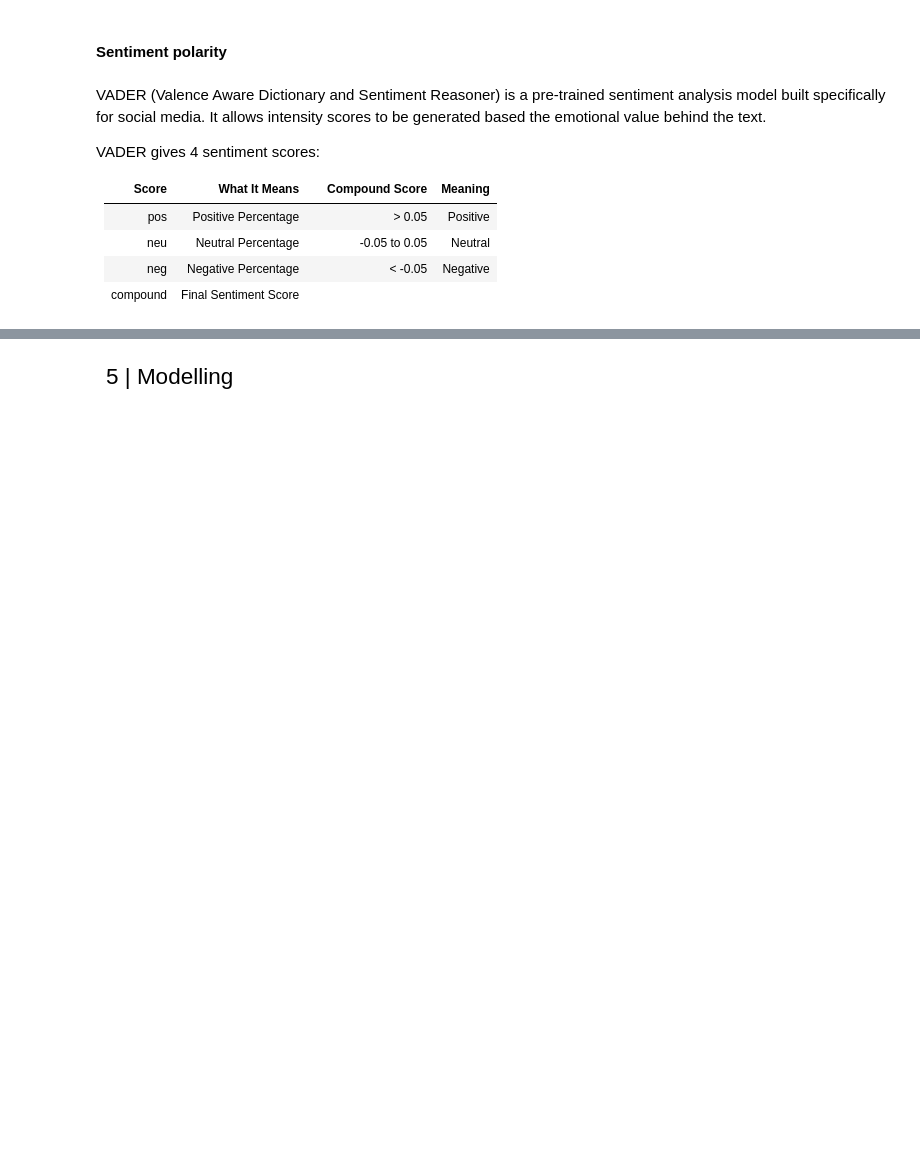
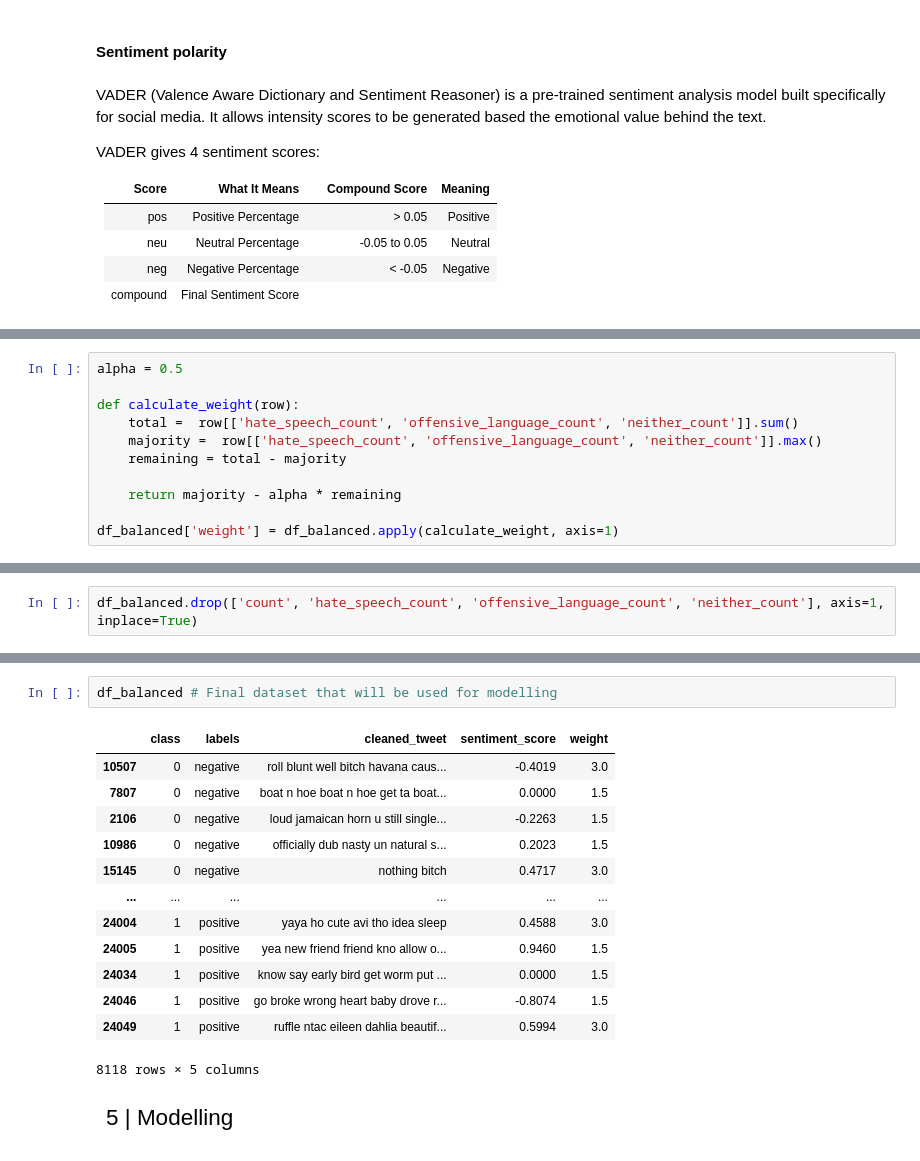
Before and after one commit to RajVarunn/nlp_sentimentanalysis, a Jupyter notebook: raj.ipynb, the cells around one changed output, grey strips where cells are left out. Drawn from its saved outputs; the diff is of its cells as text; blank space fills up the shorter version.

Commit message:
Feature engineeing completed! Onto modelling now!

```diff
--- a/raj.ipynb
+++ b/raj.ipynb
@@ -826,0 +865,11 @@ df_balanced.head()
+# %%
+alpha = 0.5
+
+def calculate_weight(row):
+    total =  row[['hate_speech_count', 'offensive_language_count', 'neither_count']].sum()
+    majority =  row[['hate_speech_count', 'offensive_language_count', 'neither_count']].max()
+    remaining = total - majority
+
+    return majority - alpha * remaining
+
+df_balanced['weight'] = df_balanced.apply(calculate_weight, axis=1)
@@ -826,0 +887,2 @@ df_balanced.head()
+# %%
+df_balanced.drop(['count', 'hate_speech_count', 'offensive_language_count', 'neither_count'], axis=1, inplace=True)
@@ -827,3 +896,19 @@ df_balanced.head()
+# %%
+df_balanced # Final dataset that will be used for modelling
+# %% [output]
+|  | class | labels | cleaned_tweet | sentiment_score | weight |
+| 10507 | 0 | negative | roll blunt well bitch havana caus... | -0.4019 | 3.0 |
+| 7807 | 0 | negative | boat n hoe boat n hoe get ta boat... | 0.0000 | 1.5 |
+| 2106 | 0 | negative | loud jamaican horn u still single... | -0.2263 | 1.5 |
+| 10986 | 0 | negative | officially dub nasty un natural s... | 0.2023 | 1.5 |
+| 15145 | 0 | negative | nothing bitch | 0.4717 | 3.0 |
+| ... | ... | ... | ... | ... | ... |
+| 24004 | 1 | positive | yaya ho cute avi tho idea sleep | 0.4588 | 3.0 |
+| 24005 | 1 | positive | yea new friend friend kno allow o... | 0.9460 | 1.5 |
+| 24034 | 1 | positive | know say early bird get worm put ... | 0.0000 | 1.5 |
+| 24046 | 1 | positive | go broke wrong heart baby drove r... | -0.8074 | 1.5 |
+| 24049 | 1 | positive | ruffle ntac eileen dahlia beautif... | 0.5994 | 3.0 |
+8118 rows × 5 columns
 # %% [markdown]
 <div style="padding:10px; /* Smaller padding */
               color:#1DA1F2;
```
Also changed, not shown: parts of 14 cells of this notebook, 1 other file.
